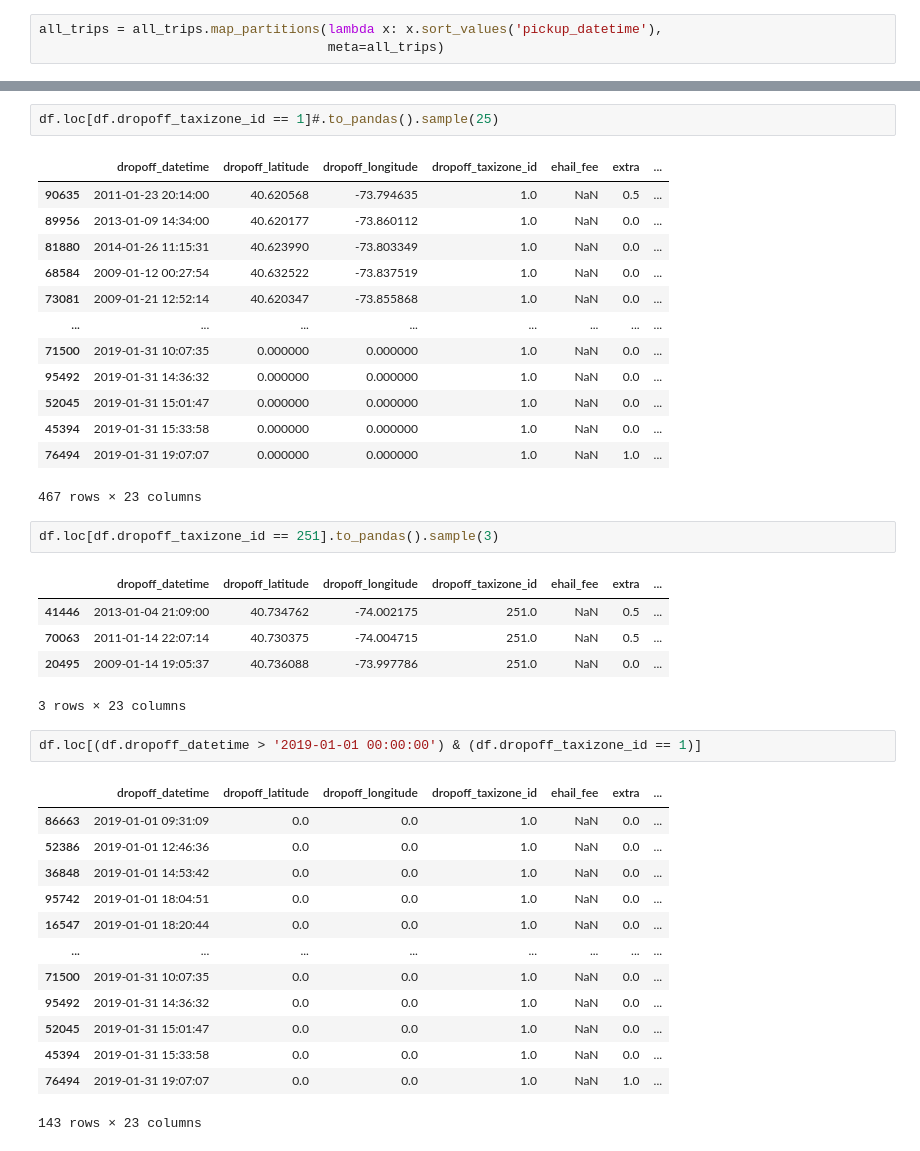
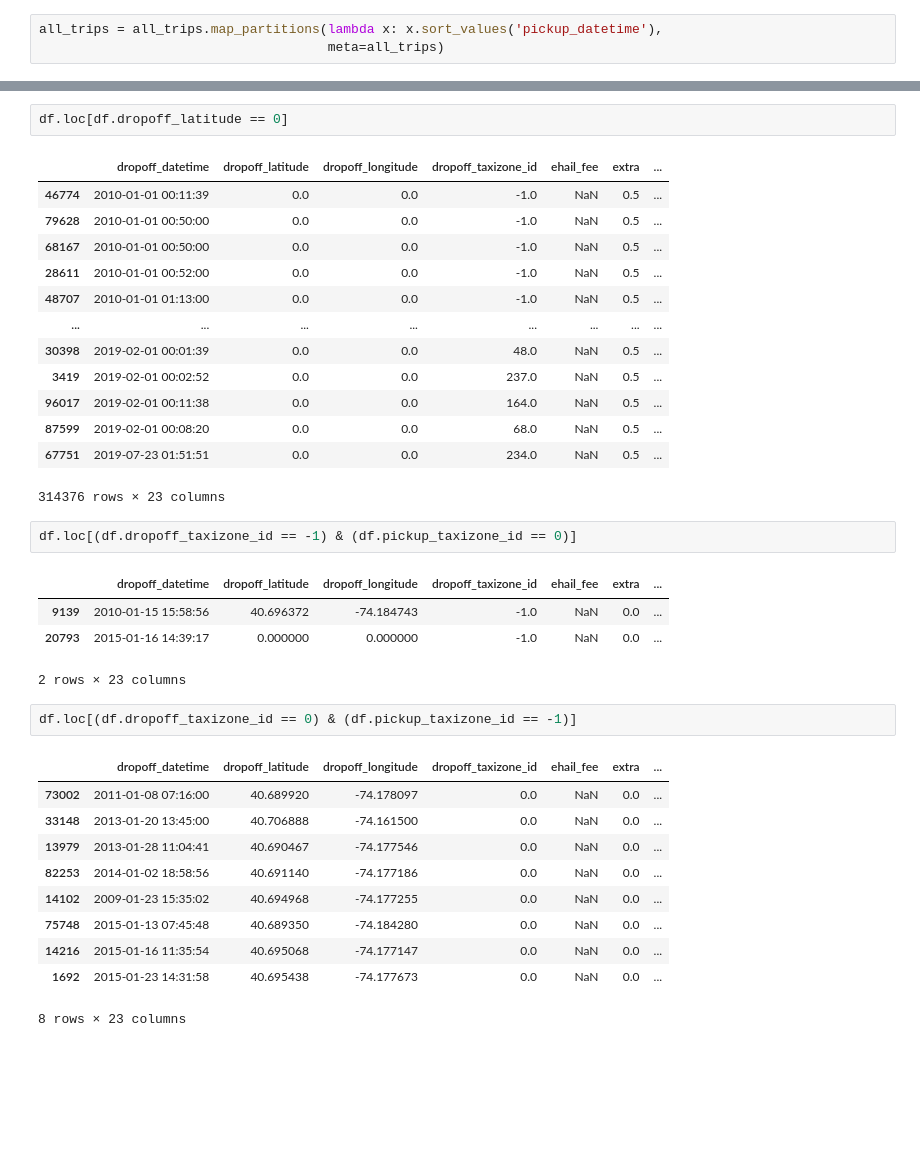
Before and after one commit to gumdropsteve/NYC-transport, a Jupyter notebook: 05_raw_to_dataframe/wip_taxi.ipynb, the cells around one changed output, grey strips where cells are left out. Saved outputs shown, nothing was run; the diff lists cells and outputs as text; blank space fills up the shorter version.

```diff
--- a/05_raw_to_dataframe/wip_taxi.ipynb
+++ b/05_raw_to_dataframe/wip_taxi.ipynb
@@ -491,40 +395,36 @@ df.loc[(df.dropoff_datetime > '2015-01-01 00:00:00') & (df.dropoff_taxizone_id =
+# %%
+df.loc[df.dropoff_latitude == 0]
+# %% [output]
+|  | dropoff_datetime | dropoff_latitude | dropoff_longitude | dropoff_taxizone_id | ehail_fee | extra | ... |
+| 46774 | 2010-01-01 00:11:39 | 0.0 | 0.0 | -1.0 | NaN | 0.5 | ... |
+| 79628 | 2010-01-01 00:50:00 | 0.0 | 0.0 | -1.0 | NaN | 0.5 | ... |
+| 68167 | 2010-01-01 00:50:00 | 0.0 | 0.0 | -1.0 | NaN | 0.5 | ... |
+| 28611 | 2010-01-01 00:52:00 | 0.0 | 0.0 | -1.0 | NaN | 0.5 | ... |
+| 48707 | 2010-01-01 01:13:00 | 0.0 | 0.0 | -1.0 | NaN | 0.5 | ... |
+| ... | ... | ... | ... | ... | ... | ... | ... |
+| 30398 | 2019-02-01 00:01:39 | 0.0 | 0.0 | 48.0 | NaN | 0.5 | ... |
+| 3419 | 2019-02-01 00:02:52 | 0.0 | 0.0 | 237.0 | NaN | 0.5 | ... |
+| 96017 | 2019-02-01 00:11:38 | 0.0 | 0.0 | 164.0 | NaN | 0.5 | ... |
+| 87599 | 2019-02-01 00:08:20 | 0.0 | 0.0 | 68.0 | NaN | 0.5 | ... |
+| 67751 | 2019-07-23 01:51:51 | 0.0 | 0.0 | 234.0 | NaN | 0.5 | ... |
+314376 rows × 23 columns
 # %%
-df.loc[df.dropoff_taxizone_id == 1]#.to_pandas().sample(25)
+df.loc[(df.dropoff_taxizone_id == -1) & (df.pickup_taxizone_id == 0)]
 # %% [output]
 |  | dropoff_datetime | dropoff_latitude | dropoff_longitude | dropoff_taxizone_id | ehail_fee | extra | ... |
-| 90635 | 2011-01-23 20:14:00 | 40.620568 | -73.794635 | 1.0 | NaN | 0.5 | ... |
-| 89956 | 2013-01-09 14:34:00 | 40.620177 | -73.860112 | 1.0 | NaN | 0.0 | ... |
-| 81880 | 2014-01-26 11:15:31 | 40.623990 | -73.803349 | 1.0 | NaN | 0.0 | ... |
-| 68584 | 2009-01-12 00:27:54 | 40.632522 | -73.837519 | 1.0 | NaN | 0.0 | ... |
-| 73081 | 2009-01-21 12:52:14 | 40.620347 | -73.855868 | 1.0 | NaN | 0.0 | ... |
-| ... | ... | ... | ... | ... | ... | ... | ... |
-| 71500 | 2019-01-31 10:07:35 | 0.000000 | 0.000000 | 1.0 | NaN | 0.0 | ... |
-| 95492 | 2019-01-31 14:36:32 | 0.000000 | 0.000000 | 1.0 | NaN | 0.0 | ... |
-| 52045 | 2019-01-31 15:01:47 | 0.000000 | 0.000000 | 1.0 | NaN | 0.0 | ... |
-| 45394 | 2019-01-31 15:33:58 | 0.000000 | 0.000000 | 1.0 | NaN | 0.0 | ... |
-| 76494 | 2019-01-31 19:07:07 | 0.000000 | 0.000000 | 1.0 | NaN | 1.0 | ... |
+| 9139 | 2010-01-15 15:58:56 | 40.696372 | -74.184743 | -1.0 | NaN | 0.0 | ... |
+| 20793 | 2015-01-16 14:39:17 | 0.000000 | 0.000000 | -1.0 | NaN | 0.0 | ... |
-467 rows × 23 columns
+2 rows × 23 columns
 # %%
-df.loc[df.dropoff_taxizone_id == 251].to_pandas().sample(3)
+df.loc[(df.dropoff_taxizone_id == 0) & (df.pickup_taxizone_id == -1)]
 # %% [output]
 |  | dropoff_datetime | dropoff_latitude | dropoff_longitude | dropoff_taxizone_id | ehail_fee | extra | ... |
-| 41446 | 2013-01-04 21:09:00 | 40.734762 | -74.002175 | 251.0 | NaN | 0.5 | ... |
-| 70063 | 2011-01-14 22:07:14 | 40.730375 | -74.004715 | 251.0 | NaN | 0.5 | ... |
-| 20495 | 2009-01-14 19:05:37 | 40.736088 | -73.997786 | 251.0 | NaN | 0.0 | ... |
+| 73002 | 2011-01-08 07:16:00 | 40.689920 | -74.178097 | 0.0 | NaN | 0.0 | ... |
+| 33148 | 2013-01-20 13:45:00 | 40.706888 | -74.161500 | 0.0 | NaN | 0.0 | ... |
+| 13979 | 2013-01-28 11:04:41 | 40.690467 | -74.177546 | 0.0 | NaN | 0.0 | ... |
+| 82253 | 2014-01-02 18:58:56 | 40.691140 | -74.177186 | 0.0 | NaN | 0.0 | ... |
+| 14102 | 2009-01-23 15:35:02 | 40.694968 | -74.177255 | 0.0 | NaN | 0.0 | ... |
+| 75748 | 2015-01-13 07:45:48 | 40.689350 | -74.184280 | 0.0 | NaN | 0.0 | ... |
+| 14216 | 2015-01-16 11:35:54 | 40.695068 | -74.177147 | 0.0 | NaN | 0.0 | ... |
+| 1692 | 2015-01-23 14:31:58 | 40.695438 | -74.177673 | 0.0 | NaN | 0.0 | ... |
-3 rows × 23 columns
+8 rows × 23 columns
-# %%
-df.loc[(df.dropoff_datetime > '2019-01-01 00:00:00') & (df.dropoff_taxizone_id == 1)]
-# %% [output]
-|  | dropoff_datetime | dropoff_latitude | dropoff_longitude | dropoff_taxizone_id | ehail_fee | extra | ... |
-| 86663 | 2019-01-01 09:31:09 | 0.0 | 0.0 | 1.0 | NaN | 0.0 | ... |
-| 52386 | 2019-01-01 12:46:36 | 0.0 | 0.0 | 1.0 | NaN | 0.0 | ... |
-| 36848 | 2019-01-01 14:53:42 | 0.0 | 0.0 | 1.0 | NaN | 0.0 | ... |
-| 95742 | 2019-01-01 18:04:51 | 0.0 | 0.0 | 1.0 | NaN | 0.0 | ... |
-| 16547 | 2019-01-01 18:20:44 | 0.0 | 0.0 | 1.0 | NaN | 0.0 | ... |
-| ... | ... | ... | ... | ... | ... | ... | ... |
-| 71500 | 2019-01-31 10:07:35 | 0.0 | 0.0 | 1.0 | NaN | 0.0 | ... |
-| 95492 | 2019-01-31 14:36:32 | 0.0 | 0.0 | 1.0 | NaN | 0.0 | ... |
-| 52045 | 2019-01-31 15:01:47 | 0.0 | 0.0 | 1.0 | NaN | 0.0 | ... |
-| 45394 | 2019-01-31 15:33:58 | 0.0 | 0.0 | 1.0 | NaN | 0.0 | ... |
-| 76494 | 2019-01-31 19:07:07 | 0.0 | 0.0 | 1.0 | NaN | 1.0 | ... |
-143 rows × 23 columns
```
Also changed, not shown: parts of 20 cells of this notebook.
